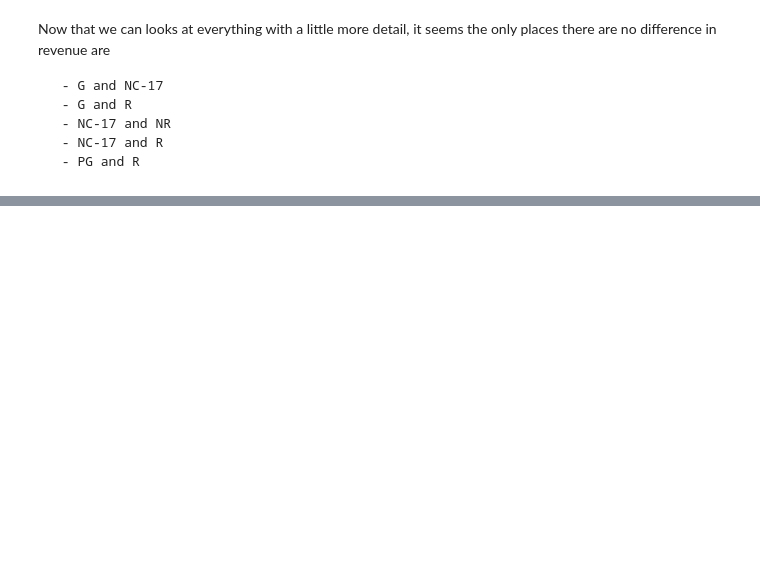
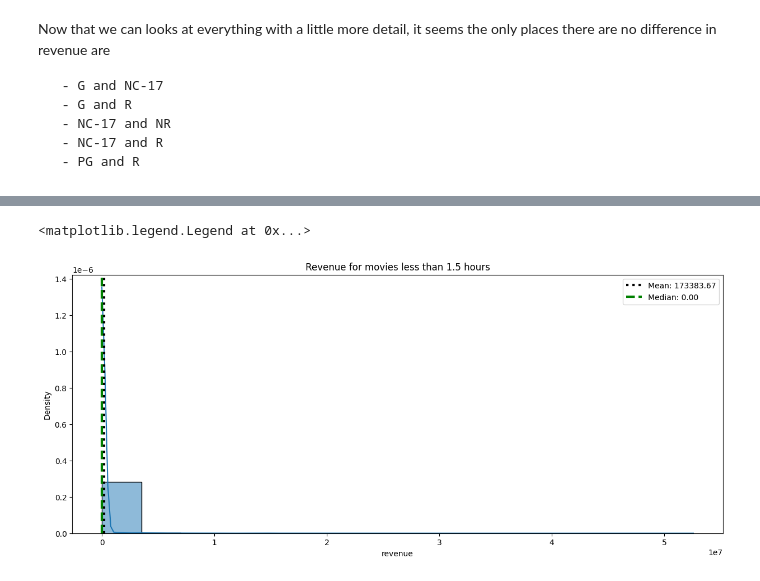
Before and after one commit to CameronBannick/IMDB-Movie-Report, a Jupyter notebook: Phase 6 - Hypothesis Testing.ipynb, the cells around one changed output, grey strips where cells are left out. Cells and saved outputs as stored; diff of their text form; code cells hidden in the pictures; blank space fills up the shorter version.

```diff
--- a/Phase 6 - Hypothesis Testing.ipynb
+++ b/Phase 6 - Hypothesis Testing.ipynb
@@ -268,0 +268,10 @@ pd.read_sql(q, engine)
+# %%
+#selecting all genres and revenue
+q = """SELECT tmdb_data.revenue, title_basics.runtimeMinutes
+       FROM tmdb_data
+       JOIN title_basics
+       ON tmdb_data.imdb_id = title_basics.tconst;"""
+
+
+df2 = pd.read_sql(q, engine)
+df2.head()
@@ -268,0 +285,23 @@ pd.read_sql(q, engine)
+# %%
+#create filters for hypothesis criteria
+less_ninety = df2.loc[df2['runtimeMinutes'] <= 90]
+more_onefifty = df2.loc[df2['runtimeMinutes'] > 150]
+# %%
+#save only revenue info
+less_ninety = less_ninety['revenue']
+more_onefifty = more_onefifty['revenue']
+# %%
+data = less_ninety.copy()
+mean = np.mean(data)
+med = np.median(data)
+## Make figure and plot histogram
+fig, ax = plt.subplots(figsize=(15,6))
+sns.histplot(x=data, kde=True, ax=ax, stat='density')
+ax.set_title('Revenue for movies less than 1.5 hours')
+## Annotate mean and median
+ax.axvline(mean,ls=':', color='black', lw=3, label =f"Mean: {mean:.2f}")
+ax.axvline(med,ls='--', color='green', lw=3, label =f"Median: {med:.2f}")
+ax.legend()
+# %% [output]
+<matplotlib.legend.Legend at 0x...>
+[figure, added]
```
Also changed, not shown: parts of 57 cells of this notebook, 4 other files.
